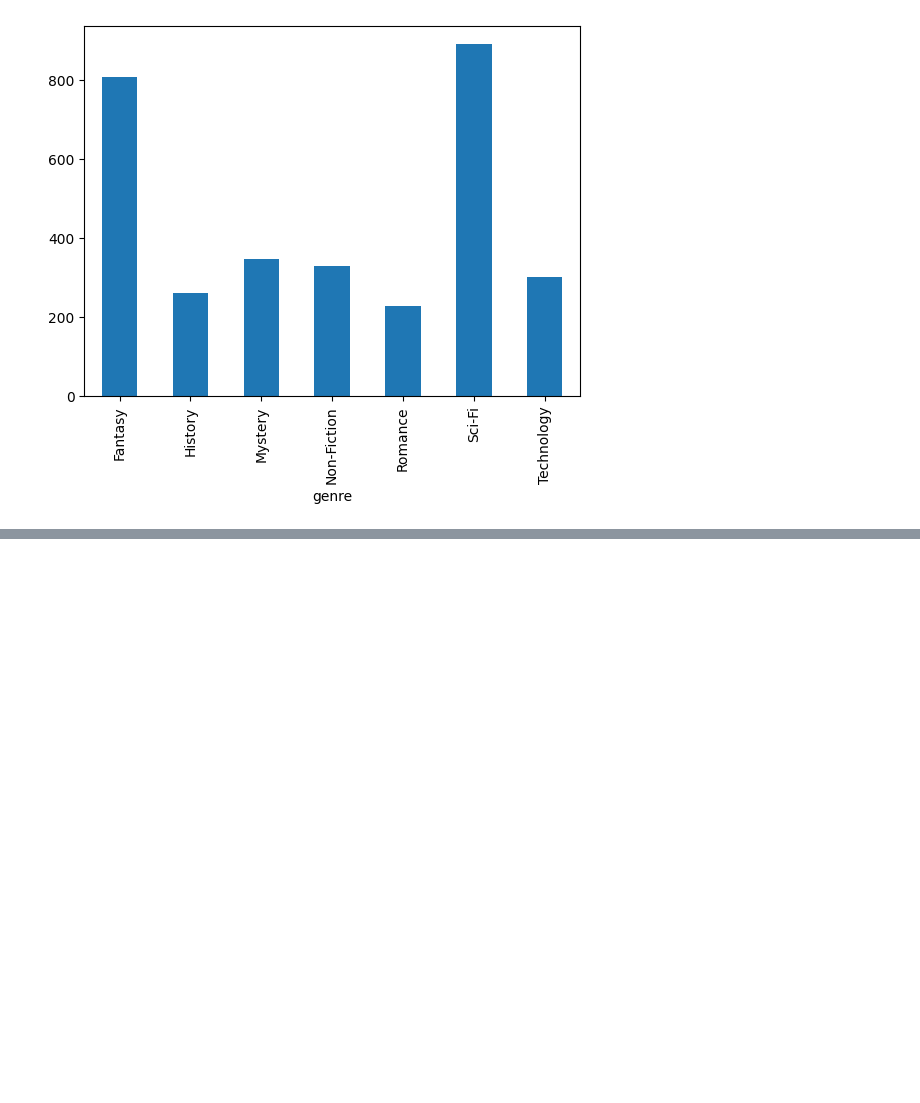
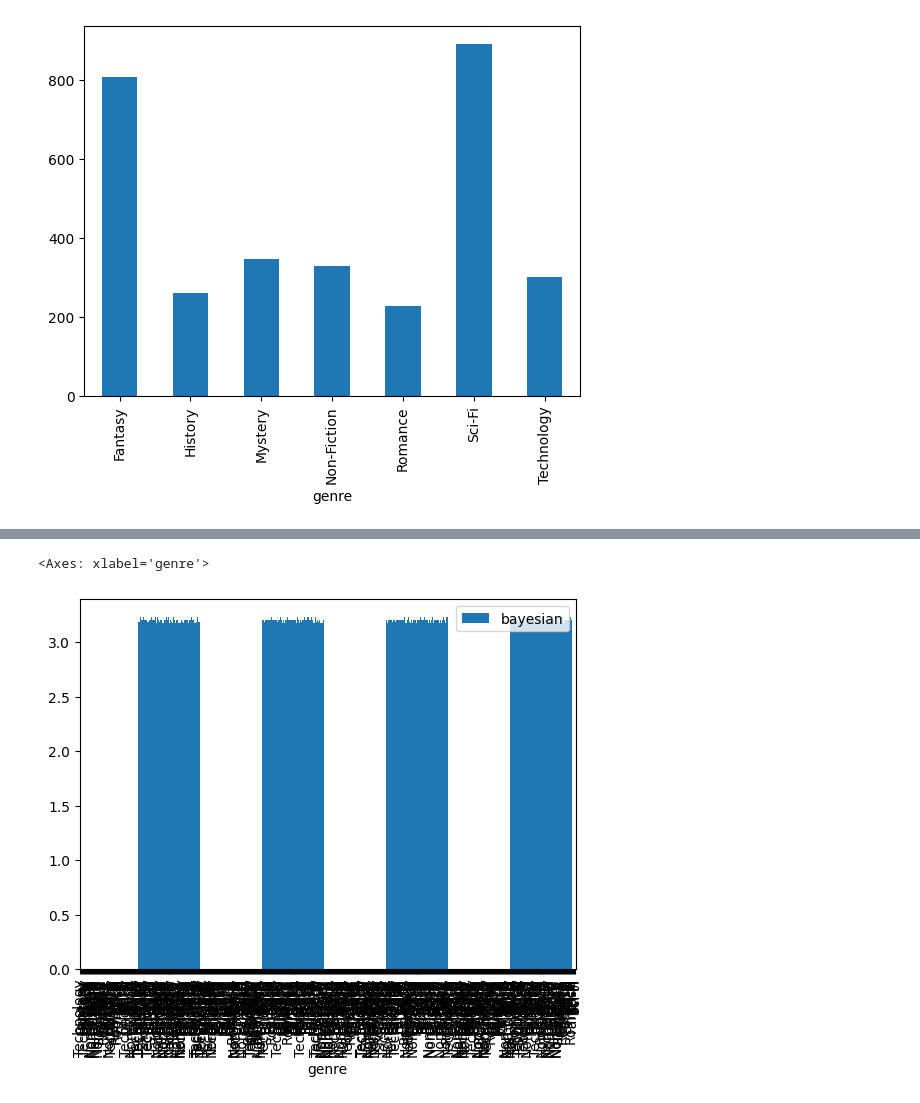
Before and after one commit to n-hussain/Revature_Project_One, a Jupyter notebook: notebook/notes.ipynb, the cells around one changed output, grey strips where cells are left out. Saved outputs shown, nothing was run; the diff lists cells and outputs as text; code cells hidden in the pictures; blank space fills up the shorter version.

```diff
--- a/notebook/notes.ipynb
+++ b/notebook/notes.ipynb
@@ -48,0 +66,13 @@ plt.show()
+# %%
+import pandas as pd
+
+df = pd.read_json('../books.json')
+C = df['average_rating'].mean()
+m = 100
+
+grouped = df.groupby('genre').agg(
+    R=()
+)
+# %% [output]
+<Axes: xlabel='genre'>
+[figure, added]
```
Also changed, not shown: parts of 3 cells of this notebook, 4 other files.
